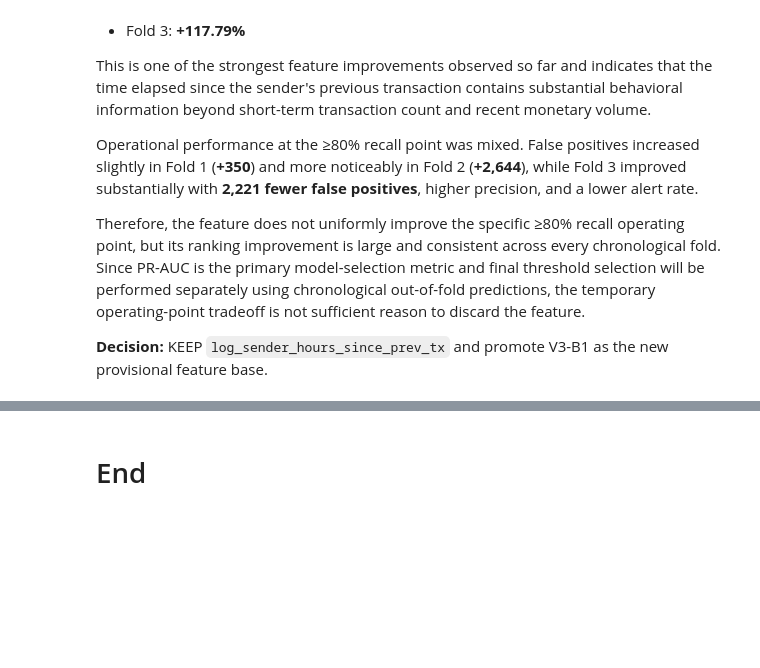
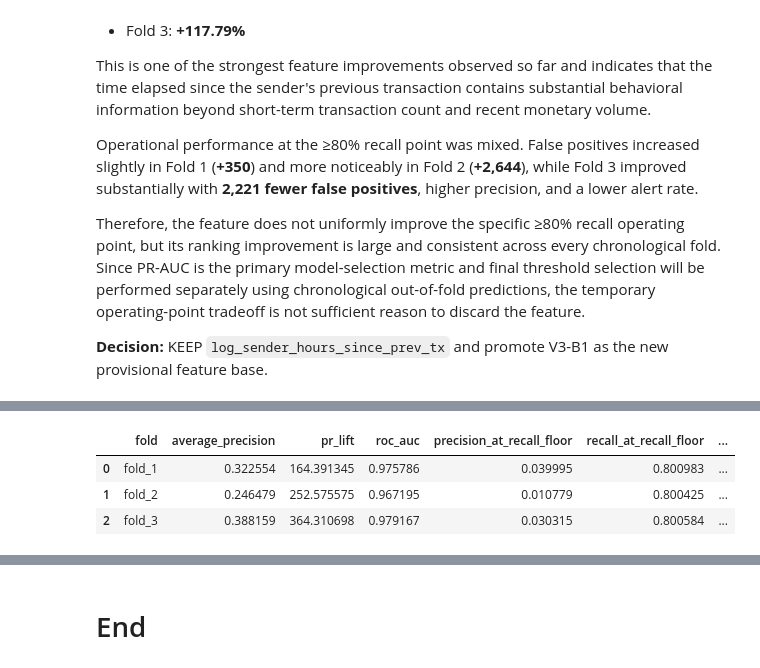
Before and after one commit to surabhi1914/Catch_Fraud, a Jupyter notebook: notebooks/05_lightgbm_feature_engineering.ipynb.ipynb, the cells around one changed output, grey strips where cells are left out. Saved outputs shown, nothing was run; the diff lists cells and outputs as text; code cells hidden in the pictures; blank space fills up the shorter version.

```diff
--- a/notebooks/05_lightgbm_feature_engineering.ipynb.ipynb
+++ b/notebooks/05_lightgbm_feature_engineering.ipynb.ipynb
@@ -5419,0 +5761,6 @@ Therefore, the feature does not uniformly improve the specific ≥80% recall ope
+# %%
+V3C1_NUMERIC_FEATURES = V3B1_NUMERIC_FEATURES + ["log_amount_paid_vs_sender_median"]
+
+V3C1_CATEGORICAL_FEATURES = V3B1_CATEGORICAL_FEATURES.copy()
+
+FEATURE_COLUMNS_V3C1 = V3C1_NUMERIC_FEATURES + V3C1_CATEGORICAL_FEATURES
@@ -5419,0 +5788,13 @@ Therefore, the feature does not uniformly improve the specific ≥80% recall ope
+# %%
+splits = build_walkforward_splits(v3c1_df)
+# %%
+for fold, (train_idx, val_idx) in zip(
+    FROZEN_FOLDS,
+    splits,
+    strict=True,
+):
+    print(
+        fold.name,
+        f"train={len(train_idx):,}",
+        f"validation={len(val_idx):,}",
+    )
@@ -5419,0 +5909,21 @@ Therefore, the feature does not uniformly improve the specific ≥80% recall ope
+# %%
+v3c1_results = build_fold_metrics_table(v3c1_fold_results)
+
+v3c1_results[
+    [
+        "fold",
+        "average_precision",
+        "pr_lift",
+        "roc_auc",
+        "precision_at_recall_floor",
+        "recall_at_recall_floor",
+        "false_positives_at_recall_floor",
+        "alerts_at_recall_floor",
+        "alert_rate_at_recall_floor",
+    ]
+]
+# %% [output]
+|  | fold | average_precision | pr_lift | roc_auc | precision_at_recall_floor | recall_at_recall_floor | ... |
+| 0 | fold_1 | 0.322554 | 164.391345 | 0.975786 | 0.039995 | 0.800983 | ... |
+| 1 | fold_2 | 0.246479 | 252.575575 | 0.967195 | 0.010779 | 0.800425 | ... |
+| 2 | fold_3 | 0.388159 | 364.310698 | 0.979167 | 0.030315 | 0.800584 | ... |
```
Also changed, not shown: parts of 115 cells of this notebook, 3 other files.
